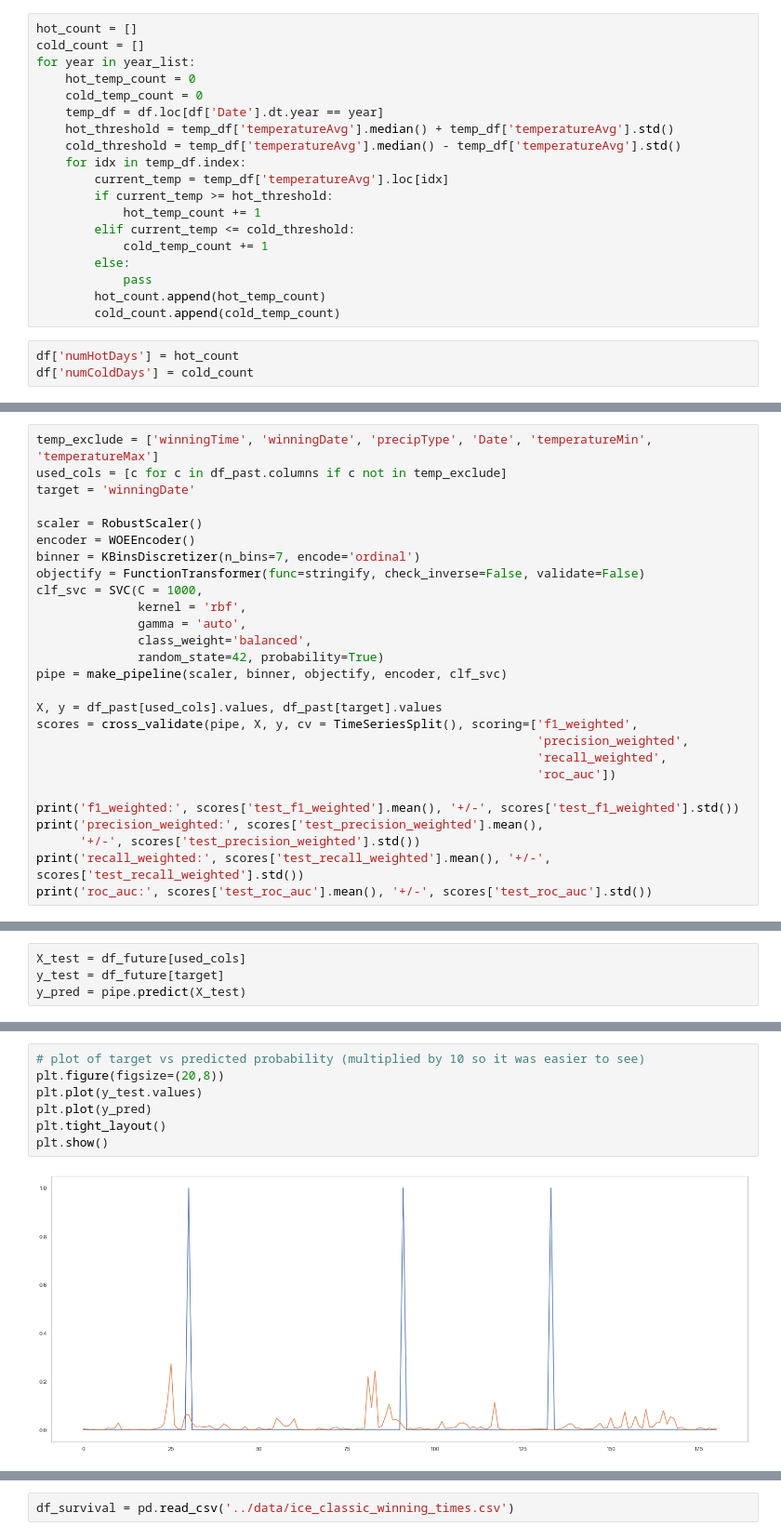
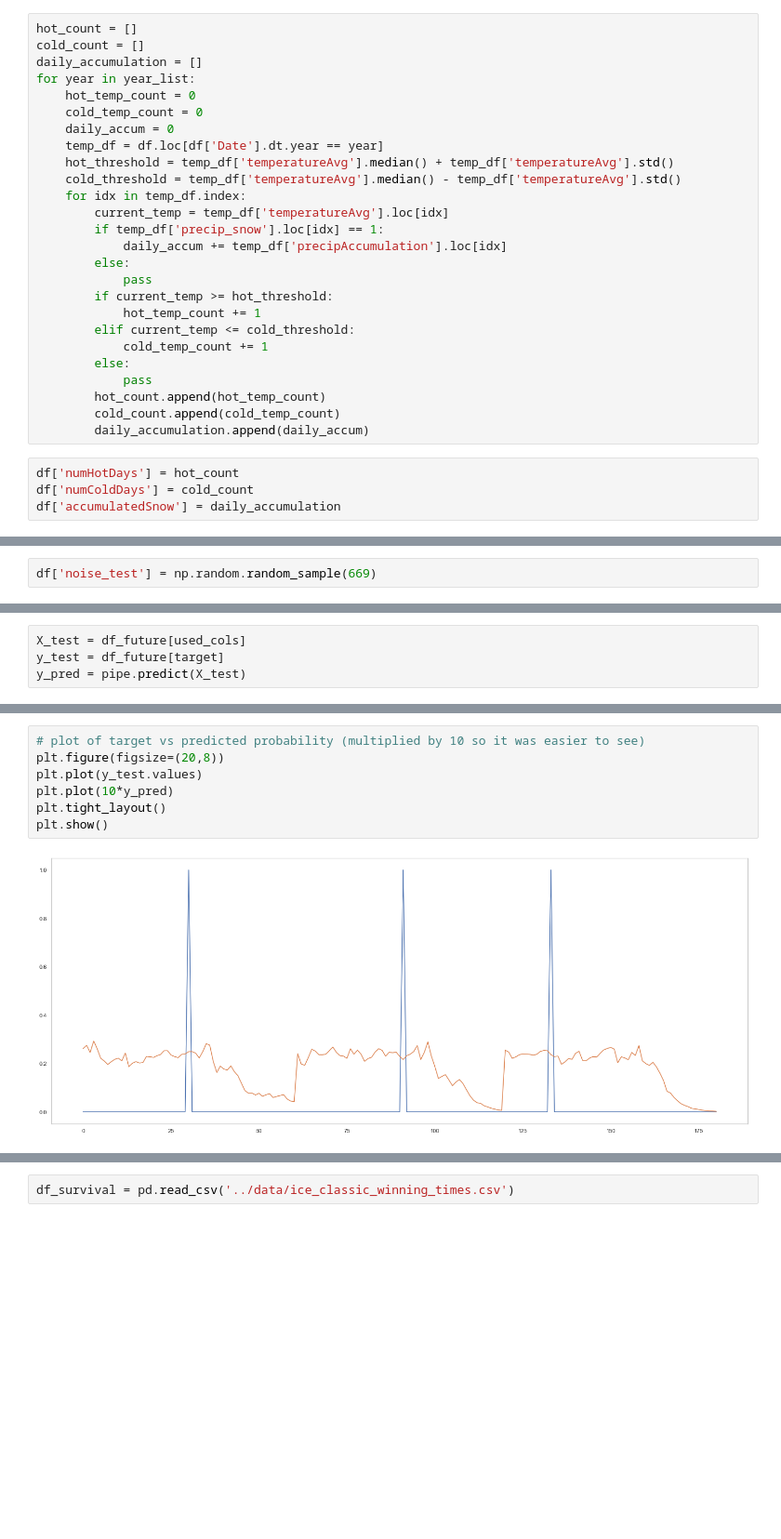
Before and after one commit to dwalkup/NIC_prediction, a Jupyter notebook: notebooks/ice_classic_modeling.ipynb, the cells around one changed output, grey strips where cells are left out. Shown at 93% size. Saved outputs shown, nothing was run; the diff lists cells and outputs as text; blank space fills up the shorter version.

```diff
--- a/notebooks/ice_classic_modeling.ipynb
+++ b/notebooks/ice_classic_modeling.ipynb
@@ -199,14 +199,20 @@ year_list
 # %%
 hot_count = []
 cold_count = []
+daily_accumulation = []
 for year in year_list:
     hot_temp_count = 0
     cold_temp_count = 0
+    daily_accum = 0
     temp_df = df.loc[df['Date'].dt.year == year]
     hot_threshold = temp_df['temperatureAvg'].median() + temp_df['temperatureAvg'].std()
     cold_threshold = temp_df['temperatureAvg'].median() - temp_df['temperatureAvg'].std()
     for idx in temp_df.index:
         current_temp = temp_df['temperatureAvg'].loc[idx]
+        if temp_df['precip_snow'].loc[idx] == 1:
+            daily_accum += temp_df['precipAccumulation'].loc[idx]
+        else:
+            pass
         if current_temp >= hot_threshold:
             hot_temp_count += 1
         elif current_temp <= cold_threshold:
@@ -215,6 +221,8 @@ for year in year_list:
             pass
         hot_count.append(hot_temp_count)
         cold_count.append(cold_temp_count)
+        daily_accumulation.append(daily_accum)
 # %%
 df['numHotDays'] = hot_count
 df['numColdDays'] = cold_count
+df['accumulatedSnow'] = daily_accumulation
@@ -221,2 +233,4 @@ df['numColdDays'] = cold_count
+# %%
+df['noise_test'] = np.random.random_sample(669)
 # %% [markdown]
 ## Modeling
@@ -561,27 +464,0 @@ I'm leaning toward roc_auc, since it's a function of true positives vs true nega
-# %%
-temp_exclude = ['winningTime', 'winningDate', 'precipType', 'Date', 'temperatureMin', 'temperatureMax']
-used_cols = [c for c in df_past.columns if c not in temp_exclude]
-target = 'winningDate'
-
-scaler = RobustScaler()
-encoder = WOEEncoder()
-binner = KBinsDiscretizer(n_bins=7, encode='ordinal')
-objectify = FunctionTransformer(func=stringify, check_inverse=False, validate=False)
-clf_svc = SVC(C = 1000,
-              kernel = 'rbf',
-              gamma = 'auto',
-              class_weight='balanced',
-              random_state=42, probability=True)
-pipe = make_pipeline(scaler, binner, objectify, encoder, clf_svc)
-
-X, y = df_past[used_cols].values, df_past[target].values
-scores = cross_validate(pipe, X, y, cv = TimeSeriesSplit(), scoring=['f1_weighted',
-                                                                     'precision_weighted',
-                                                                     'recall_weighted',
-                                                                     'roc_auc'])
-
-print('f1_weighted:', scores['test_f1_weighted'].mean(), '+/-', scores['test_f1_weighted'].std())
-print('precision_weighted:', scores['test_precision_weighted'].mean(),
-      '+/-', scores['test_precision_weighted'].std())
-print('recall_weighted:', scores['test_recall_weighted'].mean(), '+/-', scores['test_recall_weighted'].std())
-print('roc_auc:', scores['test_roc_auc'].mean(), '+/-', scores['test_roc_auc'].std())
@@ -645,10 +516,10 @@ sns.kdeplot(y_pred);
 # %%
 # plot of target vs predicted probability (multiplied by 10 so it was easier to see)
 plt.figure(figsize=(20,8))
 plt.plot(y_test.values)
-plt.plot(y_pred)
+plt.plot(10*y_pred)
 plt.tight_layout()
 plt.show()
 # %% [output]
-[figure, old version]
+[figure, new version]
 # %% [markdown]
```
Also changed, not shown: parts of 99 cells of this notebook, 5 other files.
